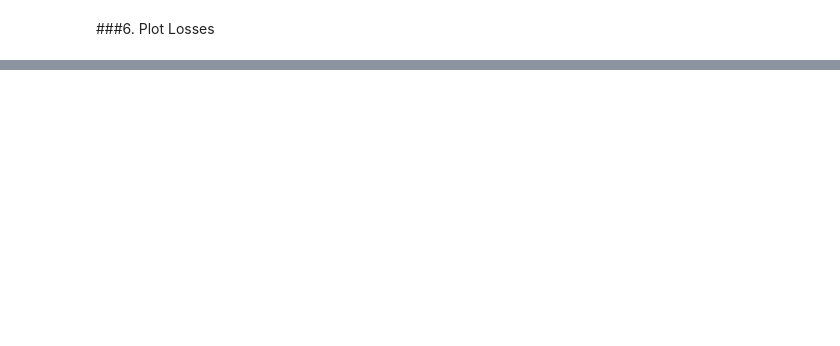
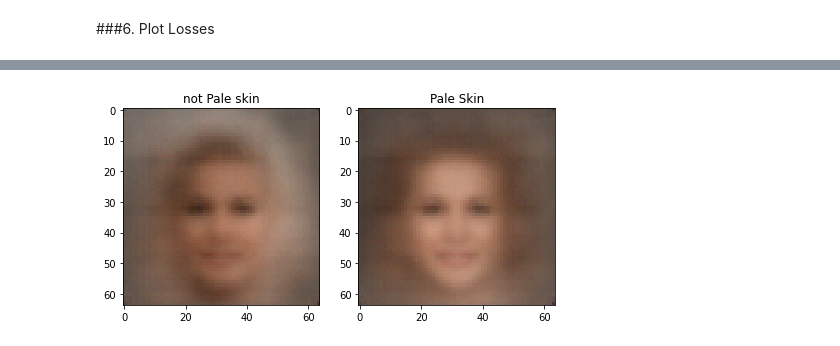
Before and after one commit to NesquikPlz/Conditional_VAE_for_celebA, a Jupyter notebook: implement_Conditional_VAE_for_celebA.ipynb, the cells around one changed output, grey strips where cells are left out. Saved outputs shown, nothing was run; the diff lists cells and outputs as text; code cells hidden in the pictures; blank space fills up the shorter version.

```diff
--- a/implement_Conditional_VAE_for_celebA.ipynb
+++ b/implement_Conditional_VAE_for_celebA.ipynb
@@ -475,0 +496,10 @@ http://alexlenail.me/NN-SVG/LeNet.html
+# %%
+f, axarr = plt.subplots(1,2)
+axarr[0].imshow(showImage([[2,0,0,1, 1]]))
+axarr[0].set_title("not Pale skin")
+axarr[1].imshow(showImage([[2,1,0,1, 1]]))
+axarr[1].set_title("Pale Skin")
+
+f.subplots_adjust(hspace=0.3,left=2,right=3)
+# %% [output]
+[figure, added]
```
Also changed, not shown: parts of 12 cells of this notebook.
